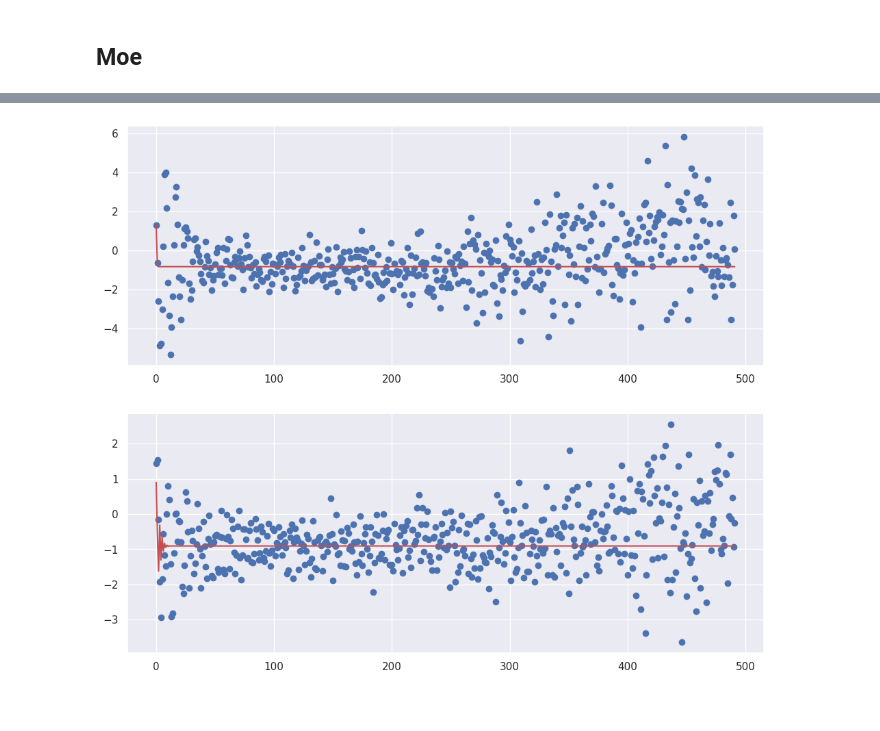
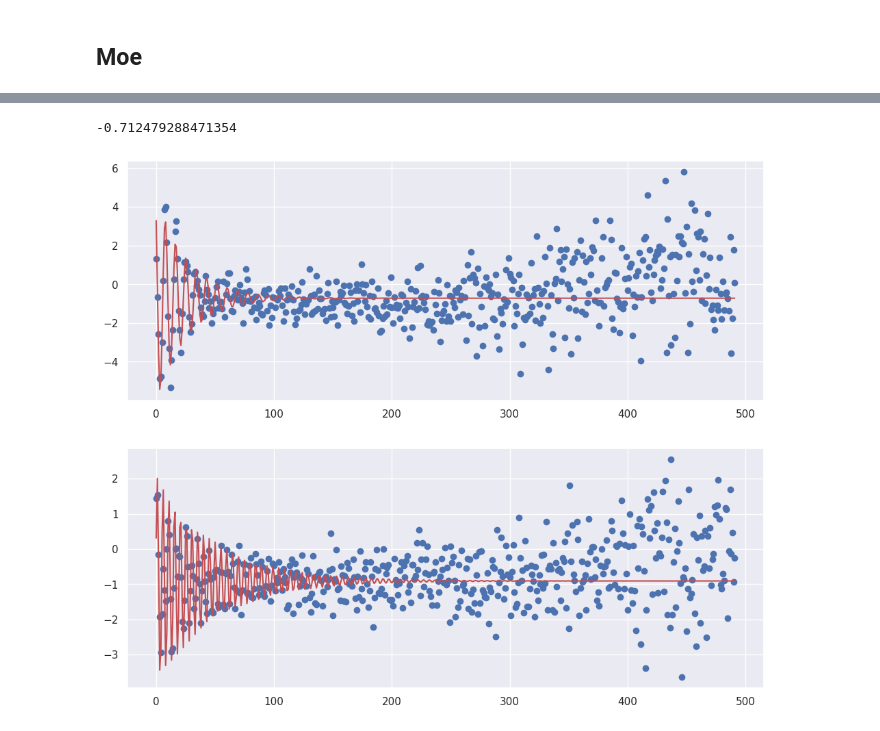
Before and after one commit to settlermine/jinr_practice, a Jupyter notebook: settlermine.ipynb, the cells around one changed output, grey strips where cells are left out. Cells and saved outputs as stored; diff of their text form; code cells hidden in the pictures.

```diff
--- a/settlermine.ipynb
+++ b/settlermine.ipynb
@@ -314,5 +314,3 @@ plt.plot(t, beam_center_coords['Y'][t]+1, color='red');
 [figure]
 # %% [markdown]
 ## Мое
-# %%
-damped_oscillations_function = lambda t, A, w, phi, beta, bias: A * np.exp(-beta*t) * np.cos(w*t + phi) + bias
@@ -350,0 +317,40 @@ main_frequences
+# %%
+def damped_oscillations_fit(x_data, y_data, bounds = None):
+
+    default_bounds = {'A': (0, np.inf), 'omega': (-np.inf, np.inf),
+                    'phi': (0, 2*np.pi), 'beta': (0, np.inf), 'bias': (-np.inf, np.inf)}
+
+    if bounds is None: bounds = default_bounds
+
+    bounds_list = [[0]*5, [0]*5]
+    for i, parameter_name in enumerate(('A', 'omega', 'phi', 'beta', 'bias')):
+        if parameter_name not in bounds: bounds[parameter_name] = default_bounds[parameter_name]
+        bounds_list[0][i] = bounds[parameter_name][0]
+        bounds_list[1][i] = bounds[parameter_name][1]
+
+    damped_oscillations_function = lambda t, A, omega, phi, beta, bias: A * np.exp(-beta*t) * np.cos(omega*t + phi) + bias
+
+    A, omega, phi, beta, bias = scipy.optimize.curve_fit(damped_oscillations_function, x_data, y_data, bounds=bounds_list)[0]
+
+    result_function = lambda t: A * np.exp(-beta*t) * np.cos(omega*t + phi) + bias
+
+    return result_function, {'A': A, 'omega': omega, 'phi': phi, 'beta': beta, 'bias': bias}
+# %%
+function = {}
+
+bounds = {
+    'X': {'omega': (2*np.pi*main_frequences['X'] - 0.01, 2*np.pi*main_frequences['X'] + 0.01), 'A': (2, np.inf)},
+    'Y': {'omega': (2*np.pi*main_frequences['Y'] - 0.01, 2*np.pi*main_frequences['Y'] + 0.01), 'A': (3, 4), 'beta': (0, .02)}}
+
+slice_length = {'X': 100, 'Y': 100}
+
+for axis in 'XY':
+    t = np.arange(slice_length[axis])
+    function[axis], parameters  = damped_oscillations_fit(t, beam_center_coords[axis][t], bounds=bounds[axis])
+
+    print(f'''Параметры для {axis}:
+          A = {parameters['A']}
+          v = {parameters['omega'] / (2 * np.pi)} (theoretical = {main_frequences[axis]})
+          phi = {parameters['phi']}
+          beta = {parameters['beta']}
+          bias = {parameters['bias']}''')
@@ -351,14 +370,18 @@ main_frequences
+# %%
+beam_center_coords['Y'].mean()
+# %% [output]
+-0.712479288471354
 # %%
 t = np.arange(492)
 theoretical_values = pd.DataFrame()
 for axis in 'XY':
-    theoretical_values[axis] = damped_oscillations_function(t, *curve_parameters[axis])
+    theoretical_values[axis] = function[axis](t)
 
 fig, axs = plt.subplots(2, figsize=(12, 10))
 axs[0].scatter(t, beam_center_coords['X'])
 axs[0].plot(t, theoretical_values['X'], color='r')
 
 axs[1].scatter(t, beam_center_coords['Y'])
 axs[1].plot(t, theoretical_values['Y'], color='r');
 # %% [output]
-[figure, old version]
+[figure, new version]
```
Also changed, not shown: parts of 4 cells of this notebook.
